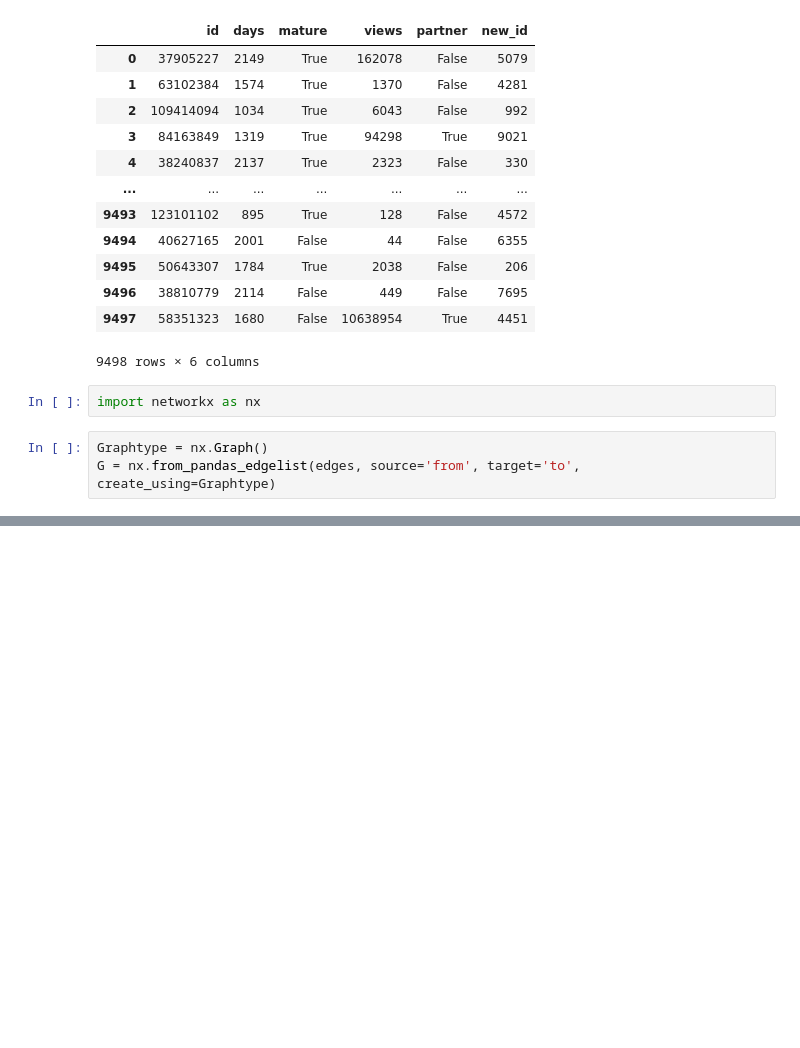
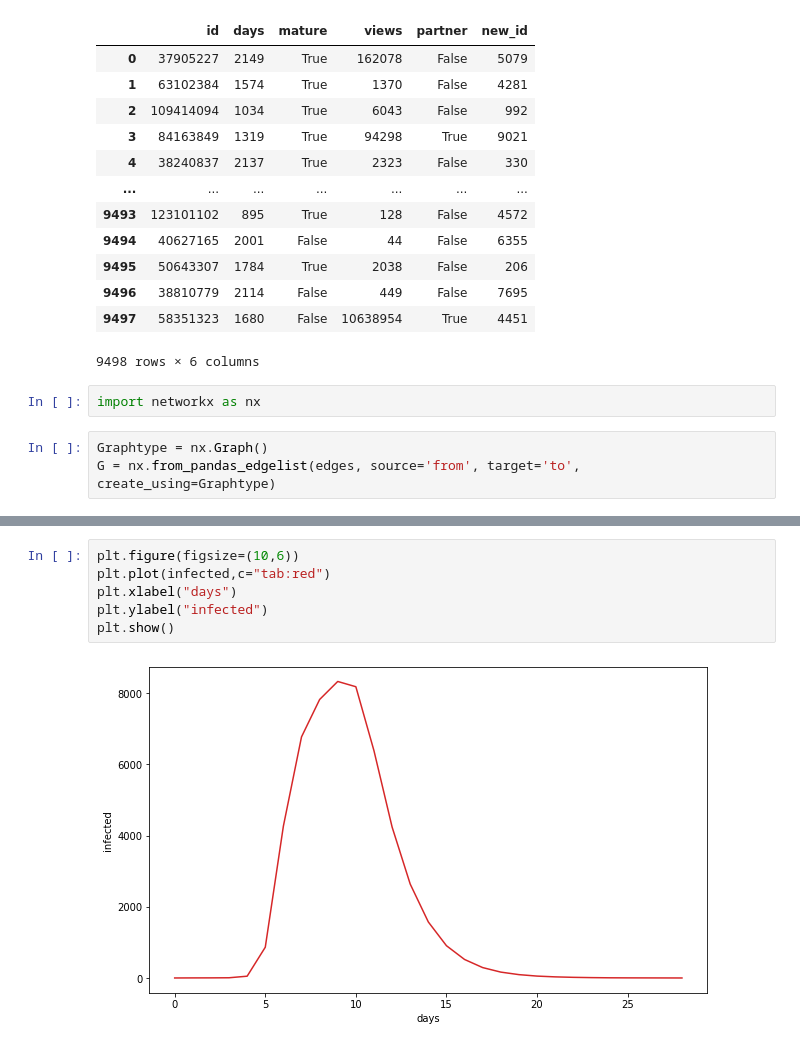
Before and after one commit to filip-komarzyniec/epidemics-in-complex-networks, a Jupyter notebook: sample_network.ipynb, the cells around one changed output, grey strips where cells are left out. Cells and saved outputs as stored; diff of their text form; blank space fills up the shorter version.

```diff
--- a/sample_network.ipynb
+++ b/sample_network.ipynb
@@ -85,0 +192,8 @@ nx.draw(G, node_size=10)
+# %%
+plt.figure(figsize=(10,6))
+plt.plot(infected,c="tab:red")
+plt.xlabel("days")
+plt.ylabel("infected")
+plt.show()
+# %% [output]
+[figure, added]
```
Also changed, not shown: parts of 12 cells of this notebook, 7 other files.
